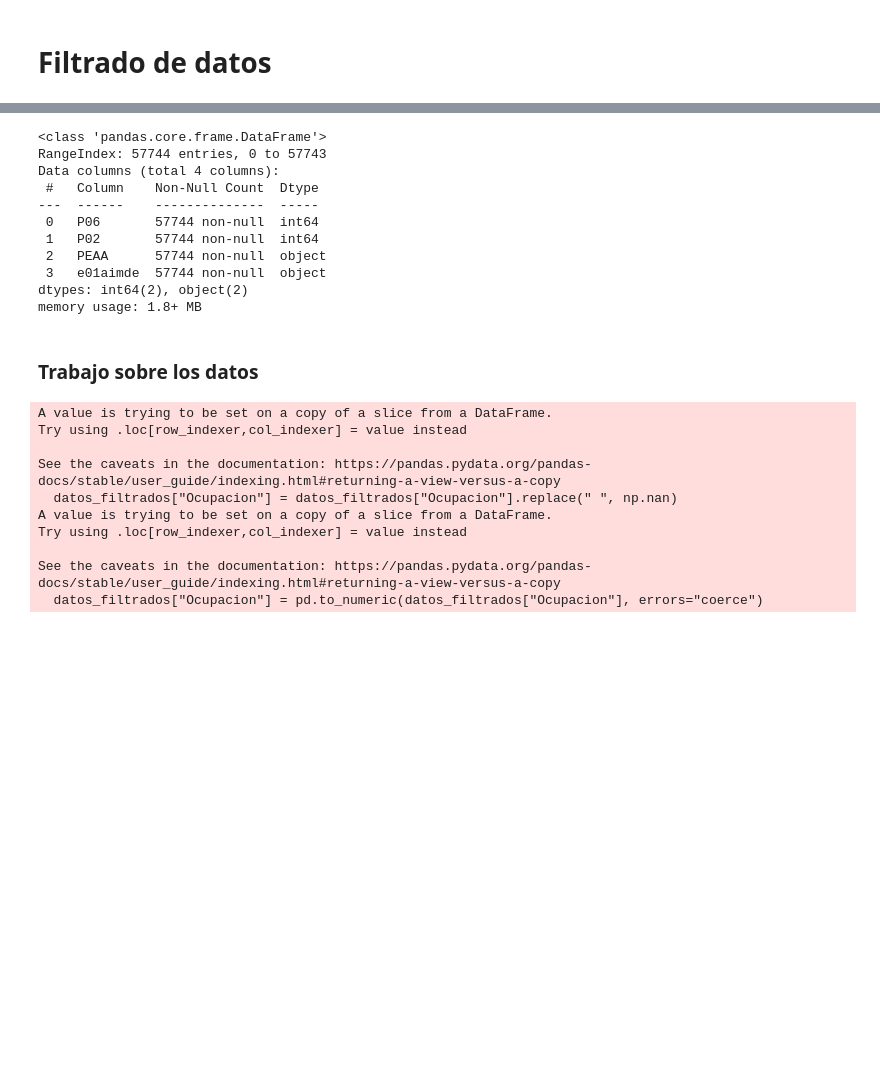
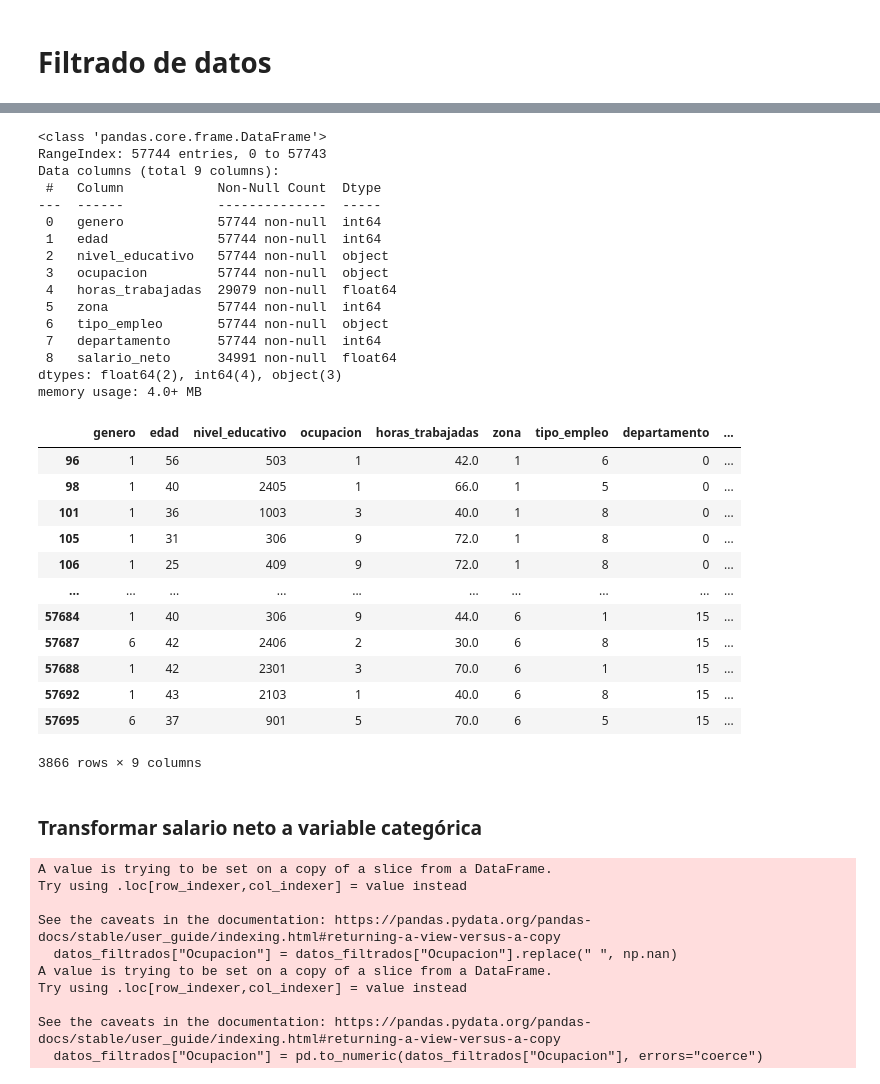
Before and after one commit to diegonoguerarec/data_science_tareas, a Jupyter notebook: 2p/2p_Diego_Noguera.ipynb, the cells around one changed output, grey strips where cells are left out. Cells and saved outputs as stored; diff of their text form; code cells hidden in the pictures; blank space fills up the shorter version.

Commit message:
Hasta categorizacion de variable objetivo

```diff
--- a/2p/2p_Diego_Noguera.ipynb
+++ b/2p/2p_Diego_Noguera.ipynb
@@ -61,19 +111,44 @@ datos_filtrados.shape
 # %%
-datos_filtrados.info()
+df.info()
 # %% [output]
 <class 'pandas.core.frame.DataFrame'>
 RangeIndex: 57744 entries, 0 to 57743
-Data columns (total 4 columns):
- #   Column    Non-Null Count  Dtype
----  ------    --------------  -----
- 0   P06       57744 non-null  int64
- 1   P02       57744 non-null  int64
- 2   PEAA      57744 non-null  object
- 3   e01aimde  57744 non-null  object
-dtypes: int64(2), object(2)
-memory usage: 1.8+ MB
+Data columns (total 9 columns):
+ #   Column            Non-Null Count  Dtype
+---  ------            --------------  -----
+ 0   genero            57744 non-null  int64
+ 1   edad              57744 non-null  int64
+ 2   nivel_educativo   57744 non-null  object
+ 3   ocupacion         57744 non-null  object
+ 4   horas_trabajadas  29079 non-null  float64
+ 5   zona              57744 non-null  int64
+ 6   tipo_empleo       57744 non-null  object
+ 7   departamento      57744 non-null  int64
+ 8   salario_neto      34991 non-null  float64
+dtypes: float64(2), int64(4), object(3)
+memory usage: 4.0+ MB
+# %%
+# Filtrar solo quienes tienen salario válido y positivo
+df = df[df["salario_neto"] > 0]
+# %%
+df.shape
+df
+# %% [output]
+|  | genero | edad | nivel_educativo | ocupacion | horas_trabajadas | zona | tipo_empleo | departamento | ... |
+| 96 | 1 | 56 | 503 | 1 | 42.0 | 1 | 6 | 0 | ... |
+| 98 | 1 | 40 | 2405 | 1 | 66.0 | 1 | 5 | 0 | ... |
+| 101 | 1 | 36 | 1003 | 3 | 40.0 | 1 | 8 | 0 | ... |
+| 105 | 1 | 31 | 306 | 9 | 72.0 | 1 | 8 | 0 | ... |
+| 106 | 1 | 25 | 409 | 9 | 72.0 | 1 | 8 | 0 | ... |
+| ... | ... | ... | ... | ... | ... | ... | ... | ... | ... |
+| 57684 | 1 | 40 | 306 | 9 | 44.0 | 6 | 1 | 15 | ... |
+| 57687 | 6 | 42 | 2406 | 2 | 30.0 | 6 | 8 | 15 | ... |
+| 57688 | 1 | 42 | 2301 | 3 | 70.0 | 6 | 1 | 15 | ... |
+| 57692 | 1 | 43 | 2103 | 1 | 40.0 | 6 | 8 | 15 | ... |
+| 57695 | 6 | 37 | 901 | 5 | 70.0 | 6 | 5 | 15 | ... |
+3866 rows × 9 columns
 # %% [markdown]
-### Trabajo sobre los datos
+### Transformar salario neto a variable categórica
 # %%
 # Renombrar las columnas
 datos_filtrados.columns = ["Sexo", "Edad", "Ocupacion", "Ingreso"]
```
Also changed, not shown: parts of 10 cells of this notebook.
